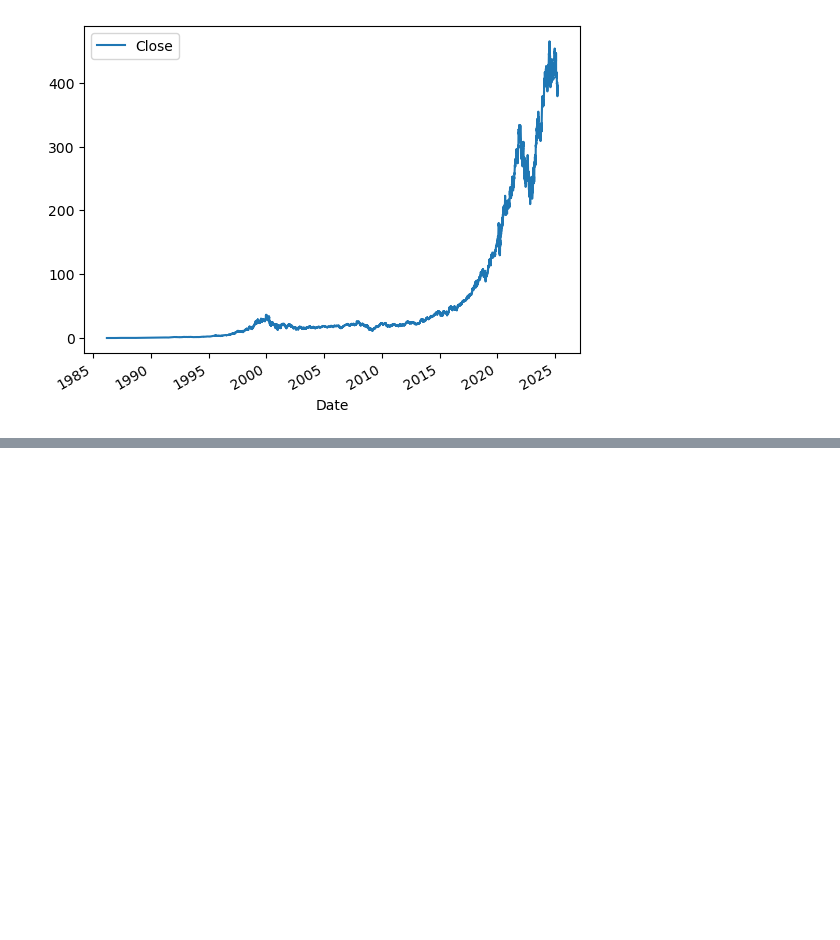
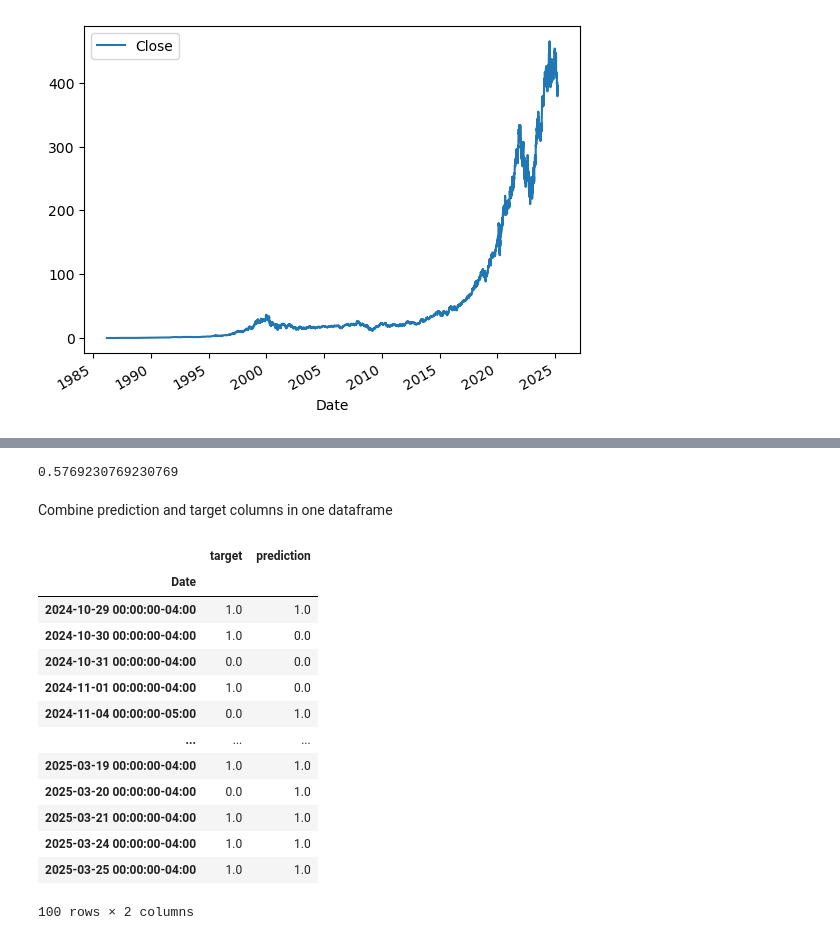
Before and after one commit to maddalenabin/ML-learning, a Jupyter notebook: 71-stocks-random-forest.ipynb, the cells around one changed output, grey strips where cells are left out. Drawn from its saved outputs; the diff is of its cells as text; code cells hidden in the pictures; blank space fills up the shorter version.

```diff
--- a/71-stocks-random-forest.ipynb
+++ b/71-stocks-random-forest.ipynb
@@ -82,0 +222,7 @@ msft_hist.plot.line(y='Close', use_index=True)
+# %%
+precision_score = precision_score(test["Target"], preds)
+precision_score
+# %% [output]
+0.5769230769230769
+# %% [markdown]
+Combine prediction and target columns in one dataframe
@@ -82,0 +231,17 @@ msft_hist.plot.line(y='Close', use_index=True)
+# %%
+combined
+# %% [output]
+|  | target | prediction |
+| Date |  |  |
+| 2024-10-29 00:00:00-04:00 | 1.0 | 1.0 |
+| 2024-10-30 00:00:00-04:00 | 1.0 | 0.0 |
+| 2024-10-31 00:00:00-04:00 | 0.0 | 0.0 |
+| 2024-11-01 00:00:00-04:00 | 1.0 | 0.0 |
+| 2024-11-04 00:00:00-05:00 | 0.0 | 1.0 |
+| ... | ... | ... |
+| 2025-03-19 00:00:00-04:00 | 1.0 | 1.0 |
+| 2025-03-20 00:00:00-04:00 | 0.0 | 1.0 |
+| 2025-03-21 00:00:00-04:00 | 1.0 | 1.0 |
+| 2025-03-24 00:00:00-04:00 | 1.0 | 1.0 |
+| 2025-03-25 00:00:00-04:00 | 1.0 | 1.0 |
+100 rows × 2 columns
```
Also changed, not shown: parts of 30 cells of this notebook.
